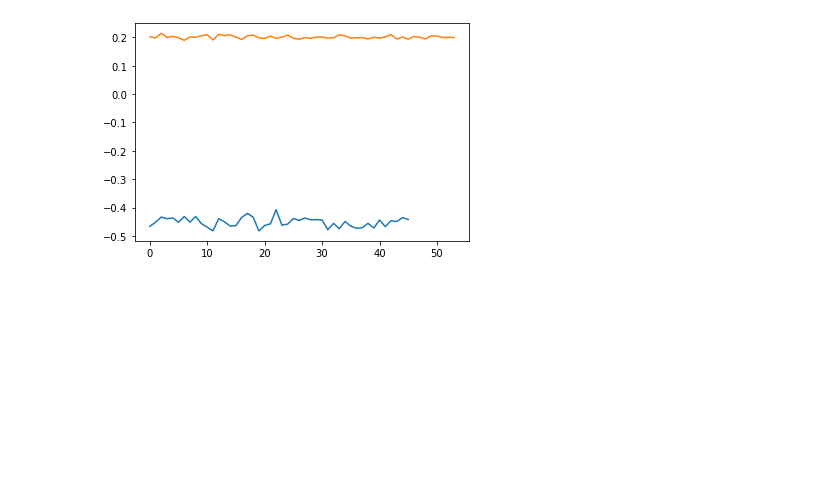
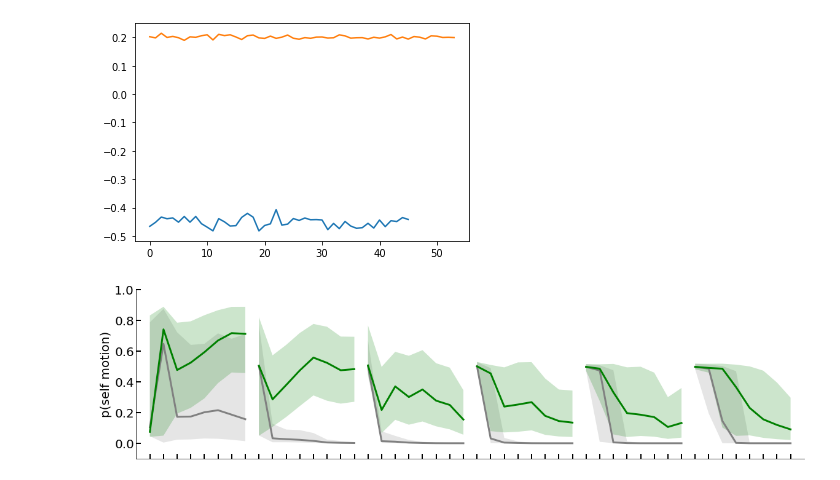
Before and after one commit to ClarkLabCode/SelfMotionDetectionML, a Jupyter notebook: models/results_analysis_cnn_space_inv.ipynb, the cells around one changed output. Saved outputs shown, nothing was run; the diff lists cells and outputs as text; code cells hidden in the pictures; blank space fills up the shorter version.

```diff
--- a/models/results_analysis_cnn_space_inv.ipynb
+++ b/models/results_analysis_cnn_space_inv.ipynb
@@ -386,12 +395,14 @@ pred_prob_no_foreground_all = np.load(figure_folder + 'pred_prob_no_foreground_a
 pred_prob_uniform_all = np.load(figure_folder + 'pred_prob_uniform_all.npy')
 pred_prob_structured_flicker_all = np.load(figure_folder + 'pred_prob_structured_flicker_all.npy')
 pred_prob_structured_all = np.load(figure_folder + 'pred_prob_structured_all.npy')
+pred_prob_uniform_moving_window_all = np.load(figure_folder + 'pred_prob_uniform_moving_window_all.npy')
 pred_prob_structured_moving_window_all = np.load(figure_folder + 'pred_prob_structured_moving_window_all.npy')
 
 pred_logit_no_foreground_all = np.load(figure_folder + 'pred_logit_no_foreground_all.npy')
 pred_logit_uniform_all = np.load(figure_folder + 'pred_logit_uniform_all.npy')
 pred_logit_structured_flicker_all = np.load(figure_folder + 'pred_logit_structured_flicker_all.npy')
 pred_logit_structured_all = np.load(figure_folder + 'pred_logit_structured_all.npy')
+pred_logit_uniform_moving_window_all = np.load(figure_folder + 'pred_logit_uniform_moving_window_all.npy')
 pred_logit_structured_moving_window_all = np.load(figure_folder + 'pred_logit_structured_moving_window_all.npy')
 
 auc_rocs = np.load(figure_folder + 'auc_rocs.npy')
@@ -850,7 +861,7 @@ font_size = 20
 label_size = 20
 line_width = 3
 marker_size = 6
-legend_list = ['no foreground', 'uniform', 'flicker', 'stationary']
+legend_list = ['stationary', 'sliding']
 M = 100 # number of sample stimuli
 Repeat = config.Repeat
 k_folds = config.k_folds
@@ -861,61 +872,87 @@ tick_label_list_reordered = []
 for ind in indices:
     tick_label_list_reordered.append(tick_label_list[ind])
 x = list(range(len(indices)))
+tick_label_list_number = [1, 2, 3, 4, 5, 6, 7, 8] * 6
 
-# mean
-pred_prob_structured_moving_window_mean = pred_prob_structured_moving_window_all.mean(axis=(1, 2, 3))
 
-pred_logit_structured_moving_window_mean = pred_logit_structured_moving_window_all.mean(axis=(1, 2, 3))
+# median
+pred_prob_uniform_median = np.median(pred_prob_uniform_all, axis=(1, 2, 3))
+pred_prob_uniform_moving_window_median = np.median(pred_prob_uniform_moving_window_all, axis=(1, 2, 3))
 
-# std
-pred_prob_structured_moving_window_std = pred_prob_structured_moving_window_all.std(axis=(1, 2, 3))
+# 25th quantile
+pred_prob_uniform_25thQ = np.quantile(pred_prob_uniform_all, q=0.25, axis=(1, 2, 3))
+pred_prob_uniform_moving_window_25thQ = np.quantile(pred_prob_uniform_moving_window_all, q=0.25, axis=(1, 2, 3))
 
-pred_logit_structured_moving_window_std = pred_logit_structured_moving_window_all.std(axis=(1, 2, 3))
+# 75th quantile
+pred_prob_uniform_75thQ = np.quantile(pred_prob_uniform_all, q=0.75, axis=(1, 2, 3))
+pred_prob_uniform_moving_window_75thQ = np.quantile(pred_prob_uniform_moving_window_all, q=0.75, axis=(1, 2, 3))
 
-fig = plt.figure(figsize=(16, 16), constrained_layout=True)
-gs = GridSpec(2, 1, figure=fig)
+fig = plt.figure(figsize=(16, 4), constrained_layout=True)
+gs = GridSpec(1, 1, figure=fig)
 
-gs1 = gridspec.GridSpecFromSubplotSpec(2, 1, subplot_spec=gs[0, 0])
-ax = fig.add_subplot(gs1[0, 0])
+ax = fig.add_subplot(gs[0, 0])
+for ii in range(6):
+    ax.fill_between(x[ii*8:(ii+1)*8], pred_prob_uniform_75thQ[ii*8:(ii+1)*8], pred_prob_uniform_25thQ[ii*8:(ii+1)*8], edgecolor='none', facecolor='grey', alpha=0.2)
+    ax.fill_between(x[ii*8:(ii+1)*8], pred_prob_uniform_moving_window_75thQ[ii*8:(ii+1)*8], pred_prob_uniform_moving_window_25thQ[ii*8:(ii+1)*8], edgecolor='none', facecolor='g', alpha=0.2)
 
-pred_prob_structured_moving_window_upper = pred_prob_structured_moving_window_mean + pred_prob_structured_moving_window_std
-pred_prob_structured_moving_window_lower = pred_prob_structured_moving_window_mean - pred_prob_structured_moving_window_std
+    ax.plot(x[ii*8:(ii+1)*8], pred_prob_uniform_median[ii*8:(ii+1)*8], '-', c='grey', linewidth=line_width, markersize=marker_size)
+    ax.plot(x[ii*8:(ii+1)*8], pred_prob_uniform_moving_window_median[ii*8:(ii+1)*8], '-', c='g', linewidth=line_width, markersize=marker_size)
 
-ax.fill_between(x, pred_prob_structured_upper, pred_prob_structured_lower, edgecolor='none', facecolor='c', alpha=0.2)
-ax.fill_between(x, pred_prob_structured_moving_window_upper, pred_prob_structured_moving_window_lower, edgecolor='none', facecolor='g', alpha=0.2)
-
-ax.plot(x, pred_prob_structured_mean, '-o', c='c', linewidth=line_width, markersize=marker_size)
-ax.plot(x, pred_prob_structured_moving_window_mean, '-o', c='g', linewidth=line_width, markersize=marker_size)
+ax.set_xlim([-1, 48])
 ax.spines["right"].set_visible(False)
 ax.spines["top"].set_visible(False)
 ax.spines["bottom"].set_visible(True)
 ax.spines["left"].set_visible(True)
-ax.set_ylim([0, 1])
+ax.set_ylim([-0.1, 1])
 ax.set_xticks(x)
 ax.set_xticklabels([])
-ax.set_ylabel('Probability', fontsize=font_size)
-ax.tick_params(direction='in', labelsize=label_size)
+ax.set_ylabel('p(self motion)', fontsize=font_size)
+ax.tick_params(direction='in', length=8, width=2, labelsize=label_size)
 
-ax = fig.add_subplot(gs1[1, 0])
+fig.savefig(figure_folder + 'figure_for_paper_line_plot1_median_supp.pdf', bbox_inches='tight')
 
-pred_logit_structured_moving_window_upper = pred_logit_structured_moving_window_mean + pred_logit_structured_moving_window_std
-pred_logit_structured_moving_window_lower = pred_logit_structured_moving_window_mean - pred_logit_structured_moving_window_std
+plt.show()
 
-ax.fill_between(x, pred_logit_structured_upper, pred_logit_structured_lower, edgecolor='none', facecolor='c', alpha=0.2)
-ax.fill_between(x, pred_logit_structured_moving_window_upper, pred_logit_structured_moving_window_lower, edgecolor='none', facecolor='g', alpha=0.2)
 
-ax.plot(x, pred_logit_structured_mean, '-o', c='c', linewidth=line_width, markersize=marker_size)
-ax.plot(x, pred_logit_structured_moving_window_mean, '-o', c='g', linewidth=line_width, markersize=marker_size)
+####### Logits
+
+# median
+pred_logit_uniform_median = np.median(pred_logit_uniform_all, axis=(1, 2, 3))
+pred_logit_uniform_moving_window_median = np.median(pred_logit_uniform_moving_window_all, axis=(1, 2, 3))
+
+# 25th quantile
+pred_logit_uniform_25thQ = np.quantile(pred_logit_uniform_all, q=0.25, axis=(1, 2, 3))
+pred_logit_uniform_moving_window_25thQ = np.quantile(pred_logit_uniform_moving_window_all, q=0.25, axis=(1, 2, 3))
+
+# 75th quantile
+pred_logit_uniform_75thQ = np.quantile(pred_logit_uniform_all, q=0.75, axis=(1, 2, 3))
+pred_logit_uniform_moving_window_75thQ = np.quantile(pred_logit_uniform_moving_window_all, q=0.75, axis=(1, 2, 3))
+
+fig = plt.figure(figsize=(16, 4), constrained_layout=True)
+gs = GridSpec(1, 1, figure=fig)
+
+ax = fig.add_subplot(gs[0, 0])
+for ii in range(6):
+    ax.fill_between(x[ii*8:(ii+1)*8], pred_logit_uniform_75thQ[ii*8:(ii+1)*8], pred_logit_uniform_25thQ[ii*8:(ii+1)*8], edgecolor='none', facecolor='grey', alpha=0.2)
+    ax.fill_between(x[ii*8:(ii+1)*8], pred_logit_uniform_moving_window_75thQ[ii*8:(ii+1)*8], pred_logit_uniform_moving_window_25thQ[ii*8:(ii+1)*8], edgecolor='none', facecolor='g', alpha=0.2)
+
+    ax.plot(x[ii*8:(ii+1)*8], pred_logit_uniform_median[ii*8:(ii+1)*8], '-', c='grey', linewidth=line_width, markersize=marker_size)
+    ax.plot(x[ii*8:(ii+1)*8], pred_logit_uniform_moving_window_median[ii*8:(ii+1)*8], '-', c='g', linewidth=line_width, markersize=marker_size)
+
+ax.set_xlim([-1, 48])
 ax.spines["right"].set_visible(False)
 ax.spines["top"].set_visible(False)
 ax.spines["bottom"].set_visible(True)
 ax.spines["left"].set_visible(True)
 ax.set_xticks(x)
-ax.set_xticklabels(tick_label_list, rotation=90)
+# ax.set_xticklabels(tick_label_list, rotation=90)
+ax.set_xticklabels(tick_label_list_number, verticalalignment='top')
 ax.set_ylabel('Logit', fontsize=font_size)
-ax.tick_params(direction='in', labelsize=label_size)
-ax.legend(['stationary', 'sliding windows'], prop={'size': label_size}, frameon=False)
+ax.tick_params(direction='in', length=8, width=2, labelsize=label_size)
+ax.legend(legend_list, prop={'size': label_size}, frameon=False)
 
-fig.savefig(figure_folder + 'figure_for_paper_alternative_supp.pdf', bbox_inches='tight')
+fig.savefig(figure_folder + 'figure_for_paper_line_plot2_median_supp.pdf', bbox_inches='tight')
 
 plt.show()
+# %% [output]
+[figure, added]
```
Also changed, not shown: parts of 6 cells of this notebook, 6 other files.
